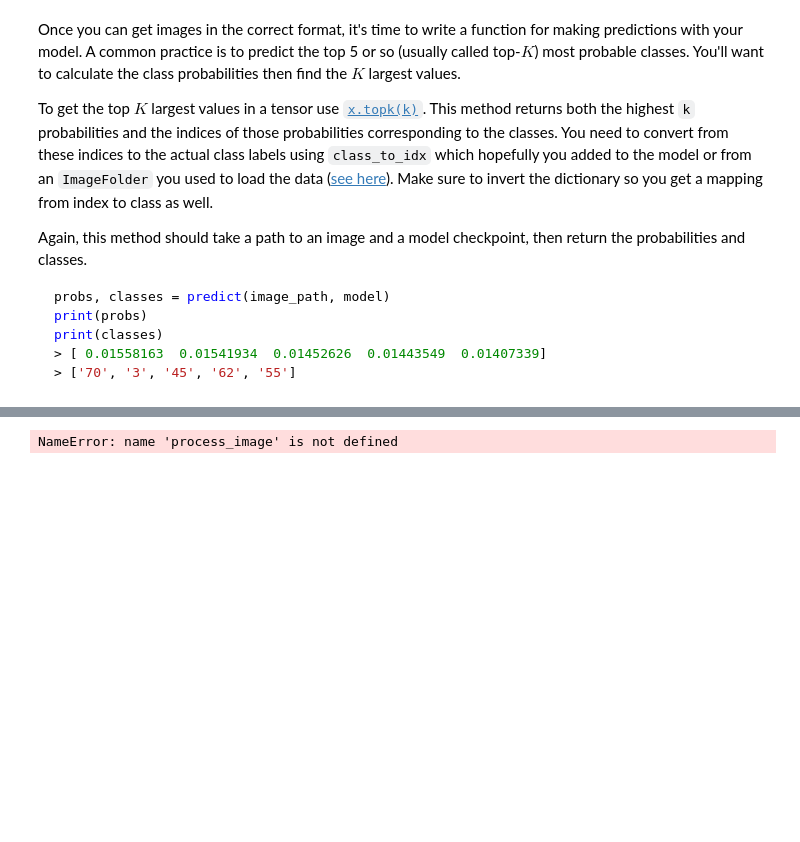
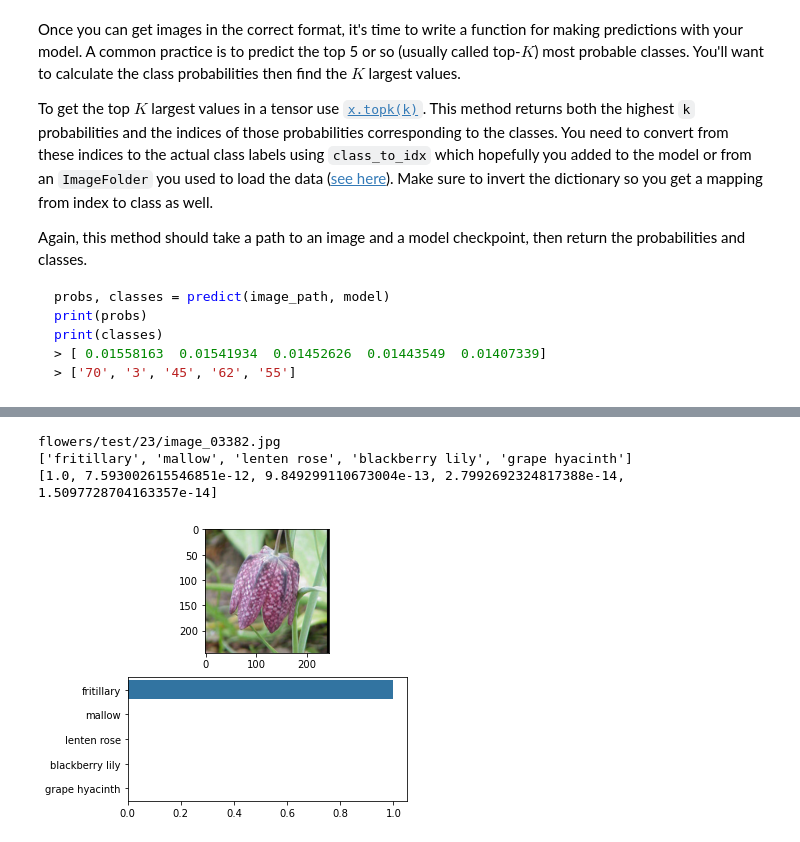
Before and after one commit to amasmari/aipnd-project, a Jupyter notebook: Image Classifier Project.ipynb, the cells around one changed output, grey strips where cells are left out. Drawn from its saved outputs; the diff is of its cells as text; code cells hidden in the pictures; blank space fills up the shorter version.

````diff
--- a/Image Classifier Project.ipynb
+++ b/Image Classifier Project.ipynb
@@ -167,11 +171,12 @@ VGG(
   )
 )
 # %%
-epochs = 16
-print_every = 40
+epochs = 10
+print_every = 45
 # made a fuction for the training so the inplementation can be easier later on.
 def train_network(device,epochs,print_every):
-    with active_session():
+    #with active_session():
+    if True:
         print("Start")
         model.train()
         steps = 0
@@ -385,12 +443,13 @@ print(classes)
 > ['70', '3', '45', '62', '55']
 ```
 # %%
-def predict(image_path, model, device, cat_to_name, transform,topk=5):
+def predict(image_path, model, device,topk=5):
     '''
     Predict the class (or classes) of an image using a trained deep learning model.
     '''
-    image_np = process_image(image_path,transform)
+    image_np = process_image(image_path)
     inputs = torch.from_numpy(image_np)
+    inputs=inputs.float()
     inputs = inputs.to(device)
     inputs = inputs.unsqueeze(0)
     model.to(device)
@@ -398,11 +457,13 @@ def predict(image_path, model, device, cat_to_name, transform,topk=5):
     Ps = torch.exp(Forward_pass)
     Pk,idxs = Ps.topk(topk)
     Pk = Pk.tolist()[0]
+    idx_to_class = { v : k for k,v in model.class_to_idx.items()}
+    names = list()
     #print(Pk)
-    names =[]
     for idx in idxs.tolist()[0]:
-        idx +=1
-        names.append(cat_to_name[str(idx)])
+        Class = idx_to_class[idx]
+        name = cat_to_name[Class]
+        names.append(name)
     return names, Pk
 # %% [markdown]
 ## Sanity Checking
@@ -415,21 +476,24 @@ You can convert from the class integer encoding to actual flower names with the
 # %%
 # TODO: Display an image along with the top 5 classes
 image_path="/23/image_03382.jpg"
 cat = image_path.split('/')[1]
 print(test_dir+"/23/image_03382.jpg")
 image = process_image(test_dir+"/23/image_03382.jpg")
-names, Pk = predict(test_dir+image_path, model, topk=5)
+names, Pk = predict(test_dir+image_path, model,device,topk=5)
 print(names)
 print(Pk)
 
 plt.figure(figsize = (5,5))
 
 name = cat_to_name[cat]
 imshow(image,plt.subplot(2,1,1),title=name)
 
 
 plt.subplot(2,1,2)
 seaborn.barplot(x=Pk , y=names)
 plt.show()
 # %% [output]
-NameError: name 'process_image' is not defined
+flowers/test/23/image_03382.jpg
+['fritillary', 'mallow', 'lenten rose', 'blackberry lily', 'grape hyacinth']
+[1.0, 7.593002615546851e-12, 9.849299110673004e-13, 2.7992692324817388e-14, 1.5097728704163357e-14]
+[figure, added]
````
Also changed, not shown: parts of 9 cells of this notebook, 4 other files.
